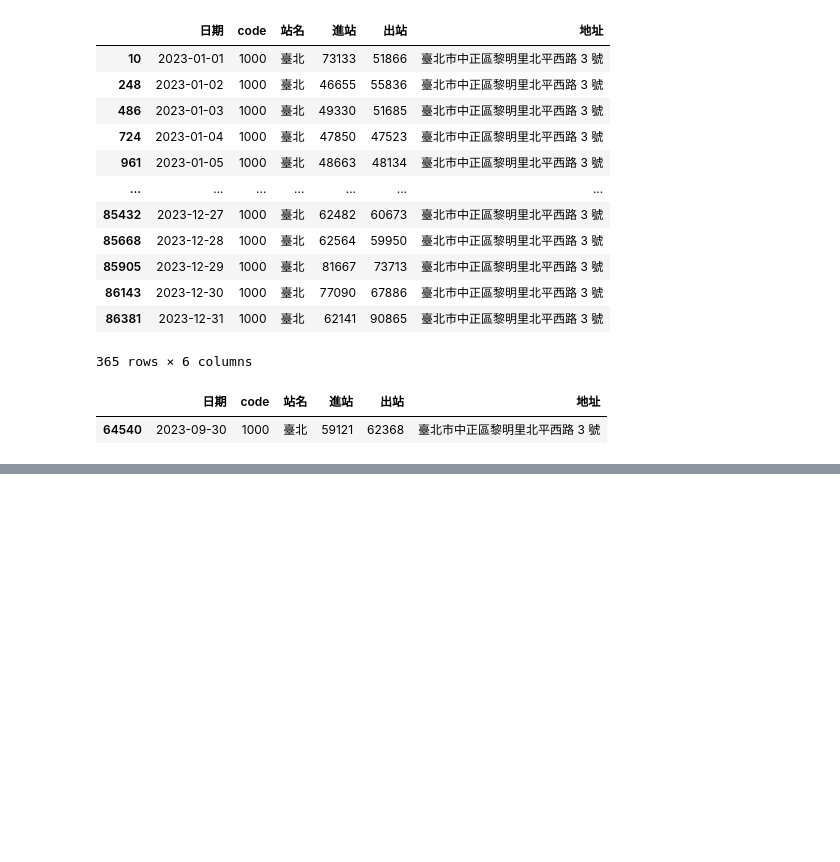
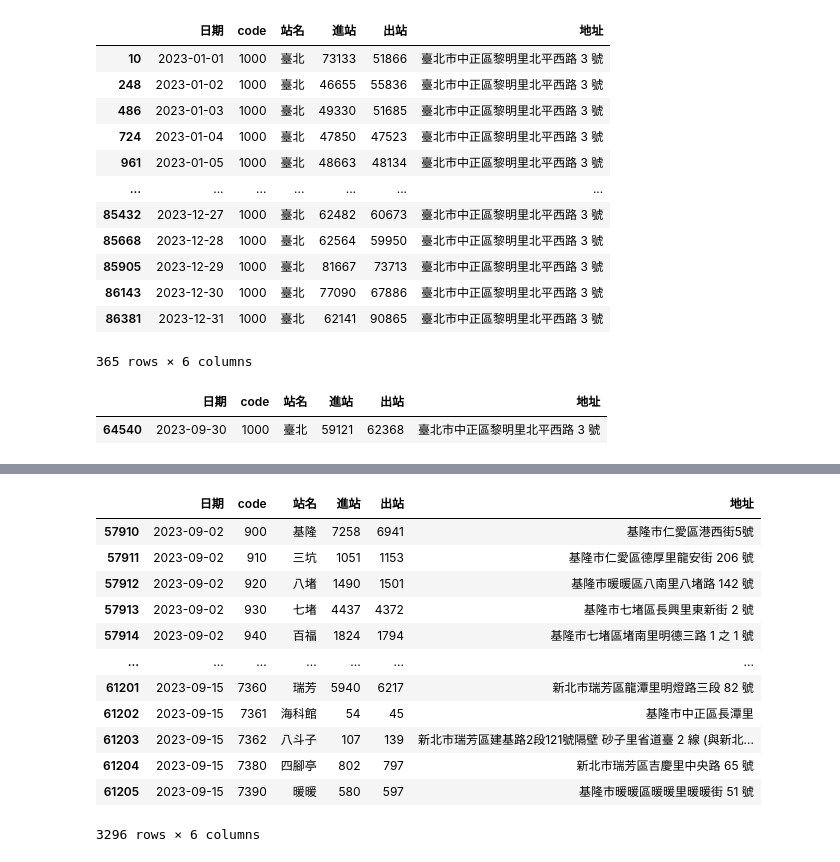
Before and after one commit to adalee3/__test2___, a Jupyter notebook: lesson12.ipynb, the cells around one changed output, grey strips where cells are left out. Drawn from its saved outputs; the diff is of its cells as text; code cells hidden in the pictures; blank space fills up the shorter version.

```diff
--- a/lesson12.ipynb
+++ b/lesson12.ipynb
@@ -121,0 +138,16 @@ df2.query('日期== "2023-09-30"and 站名=="臺北"')
+# %%
+df2.query('日期>= "2023-09-02"and 日期<= "2023-09-15"')
+# %% [output]
+|  | 日期 | code | 站名 | 進站 | 出站 | 地址 |
+| 57910 | 2023-09-02 | 900 | 基隆 | 7258 | 6941 | 基隆市仁愛區港西街5號 |
+| 57911 | 2023-09-02 | 910 | 三坑 | 1051 | 1153 | 基隆市仁愛區德厚里龍安街 206 號 |
+| 57912 | 2023-09-02 | 920 | 八堵 | 1490 | 1501 | 基隆市暖暖區八南里八堵路 142 號 |
+| 57913 | 2023-09-02 | 930 | 七堵 | 4437 | 4372 | 基隆市七堵區長興里東新街 2 號 |
+| 57914 | 2023-09-02 | 940 | 百福 | 1824 | 1794 | 基隆市七堵區堵南里明德三路 1 之 1 號 |
+| ... | ... | ... | ... | ... | ... | ... |
+| 61201 | 2023-09-15 | 7360 | 瑞芳 | 5940 | 6217 | 新北市瑞芳區龍潭里明燈路三段 82 號 |
+| 61202 | 2023-09-15 | 7361 | 海科館 | 54 | 45 | 基隆市中正區長潭里 |
+| 61203 | 2023-09-15 | 7362 | 八斗子 | 107 | 139 | 新北市瑞芳區建基路2段121號隔壁 砂子里省道臺 2 線 (與新北... |
+| 61204 | 2023-09-15 | 7380 | 四腳亭 | 802 | 797 | 新北市瑞芳區吉慶里中央路 65 號 |
+| 61205 | 2023-09-15 | 7390 | 暖暖 | 580 | 597 | 基隆市暖暖區暖暖里暖暖街 51 號 |
+3296 rows × 6 columns
```
Also changed, not shown: parts of 1 cell of this notebook, 2 other files.
